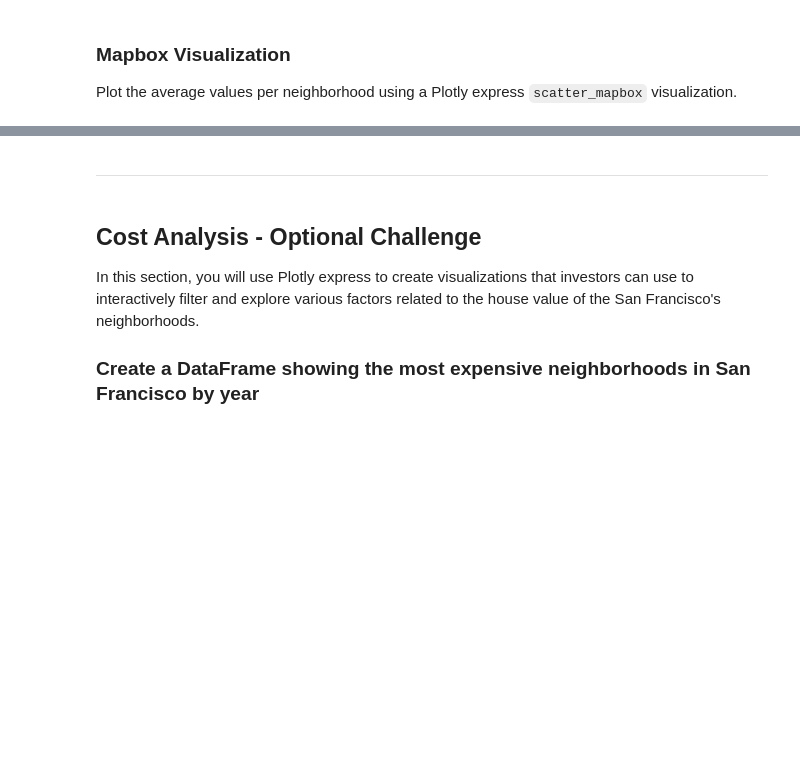
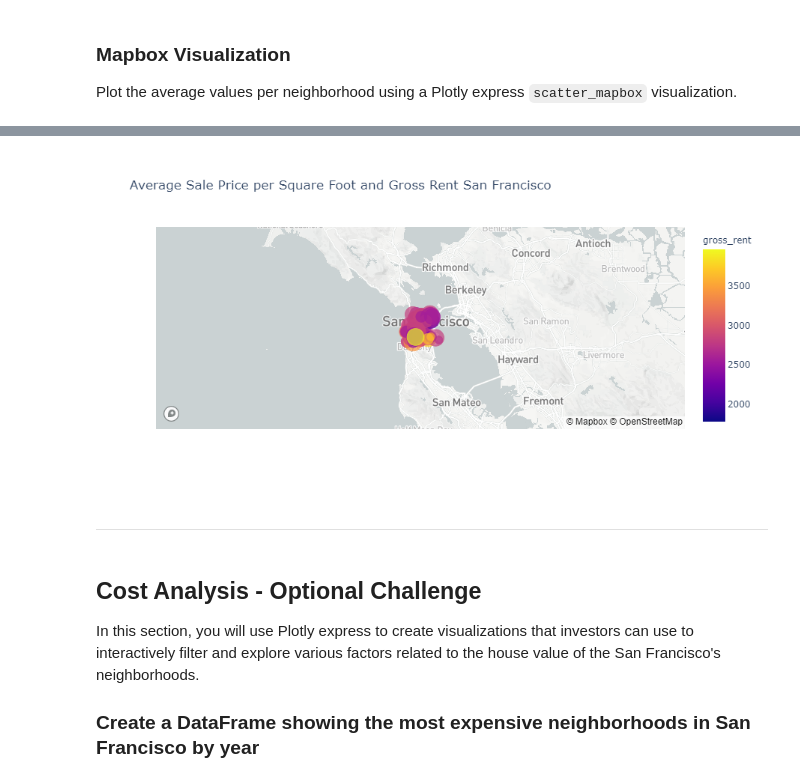
Before and after one commit to kwarari/PyViz-homework, a Jupyter notebook: Solved/rental_analysis.ipynb, the cells around one changed output, grey strips where cells are left out. Drawn from its saved outputs; the diff is of its cells as text; code cells hidden in the pictures; blank space fills up the shorter version.

```diff
--- a/Solved/rental_analysis.ipynb
+++ b/Solved/rental_analysis.ipynb
@@ -311,3 +332,20 @@ Plot the average values per neighborhood using a Plotly express `scatter_mapbox`
+# %%
+# Set the mapbox access token
+load_dotenv('C:/Users/bwara/Jupyter-workspace/.env')
+map_box_api = os.getenv('MAPBOX_API_KEY')
+px.set_mapbox_access_token(map_box_api)
+
+# Create a scatter mapbox to analyze neighborhood info
+px.scatter_mapbox(
+    avg_neighborhood_cood,
+    lat="Lat",
+    lon="Lon",
+    size="sale_price_sqr_foot",
+    color="gross_rent",
+    title="Average Sale Price per Square Foot and Gross Rent San Francisco"
+)
+# %% [output]
+[figure, added]
 # %% [markdown]
 - - -
 # %% [markdown]
```
Also changed, not shown: parts of 10 cells of this notebook.
